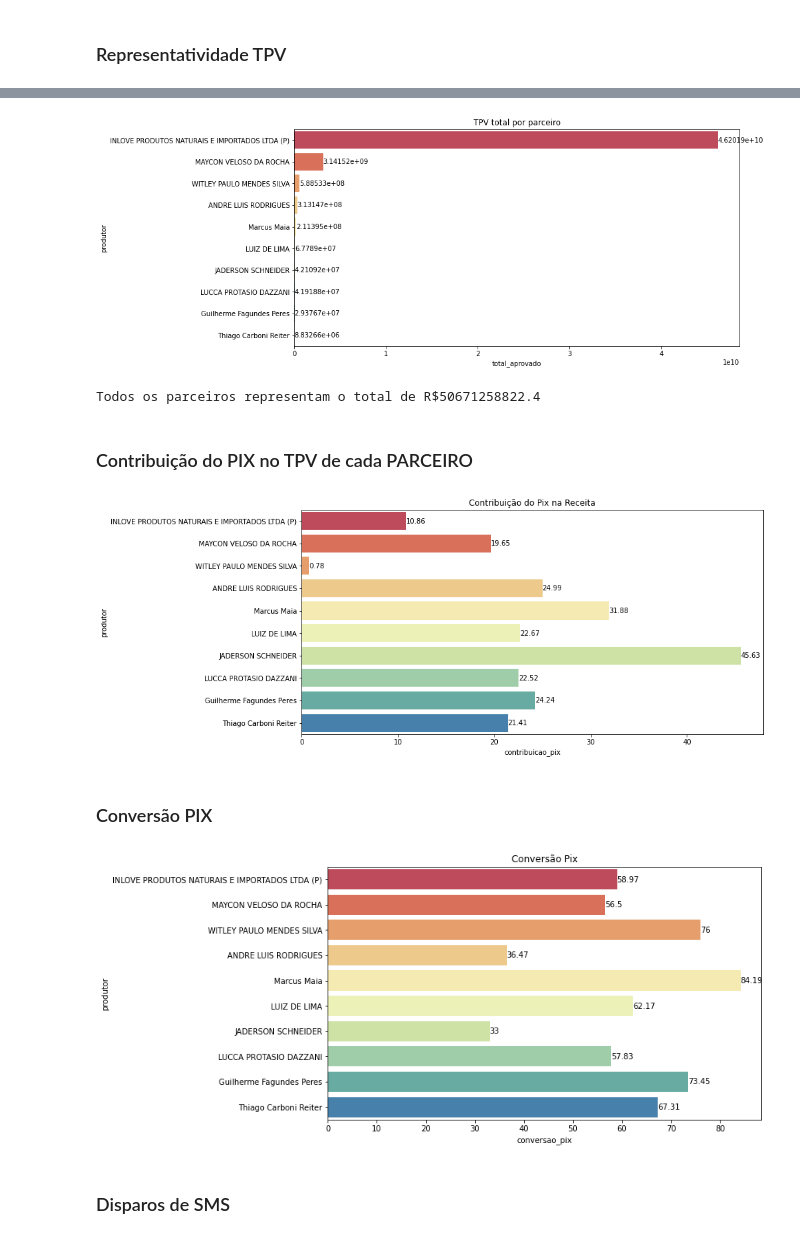
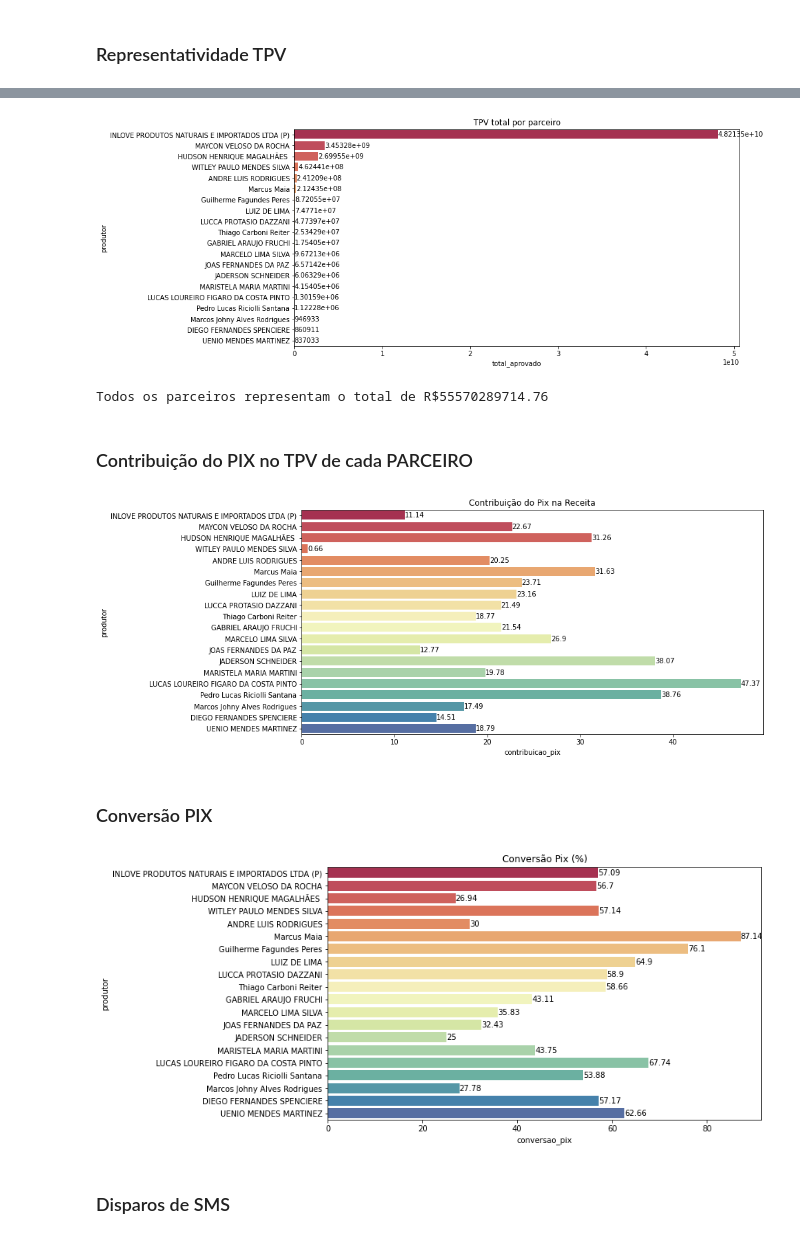
Before and after one commit to DigoRM/Analise-Funil-SMS, a Jupyter notebook: analise funil sms pix.ipynb, the cells around one changed output, grey strips where cells are left out. Cells and saved outputs as stored; diff of their text form; code cells hidden in the pictures.

```diff
--- a/analise funil sms pix.ipynb
+++ b/analise funil sms pix.ipynb
@@ -5,7 +5,7 @@ import pandas as pd
 import seaborn as sns
 import matplotlib.pyplot as plt
 # %%
-df=pd.read_csv("funil pix ultimo mes 1509-2022 a 1510-2022.csv")
+df=pd.read_csv("funil outubro.csv")
 df
 # %% [output]
 |  | produtor | empresa | site | squad | lojas_criadas | pedidos_aprovados | total_aprovado | total_parceiro | ... |
@@ -117,18 +122,18 @@ plt.figure(figsize=(12,6))
 plt.title("TPV total por parceiro")
 
 
-top10 = TPV_df.head(10)
+top10 = TPV_df.head(20)
 ax = sns.barplot(x=top10['total_aprovado'], y=top10['produtor'],palette='Spectral')
 
 for container in ax.containers:
     ax.bar_label(container)
 # %% [output]
-[figure, old version]
+[figure, new version]
 # %%
 TPV_total = TPV_df.total_aprovado.sum()
 print(f"Todos os parceiros representam o total de R${round(TPV_total,2)}")
 # %% [output]
-Todos os parceiros representam o total de R$50671258822.4
+Todos os parceiros representam o total de R$55570289714.76
 # %% [markdown]
 ### Contribuição do PIX no TPV de cada PARCEIRO
 # %%
@@ -138,27 +143,27 @@ plt.figure(figsize=(12,6))
 plt.title("Contribuição do Pix na Receita")
 
 
-top10 = TPV_df.head(10)
+top10 = TPV_df.head(20)
 ax = sns.barplot(x=top10['contribuicao_pix'], y=top10['produtor'],palette='Spectral')
 
 for container in ax.containers:
     ax.bar_label(container)
 # %% [output]
-[figure, old version]
+[figure, new version]
 # %% [markdown]
 ### Conversão PIX
 # %%
 plt.figure(figsize=(10,6))
-plt.title("Conversão Pix")
+plt.title("Conversão Pix (%)")
 
 
-top10 = TPV_df.head(10)
+top10 = TPV_df.head(20)
 ax = sns.barplot(x=top10['conversao_pix'], y=top10['produtor'],palette='Spectral')
 
 for container in ax.containers:
     ax.bar_label(container)
 # %% [output]
-[figure, old version]
+[figure, new version]
 # %% [markdown]
 ### Disparos de SMS
 # %%
```
Also changed, not shown: parts of 31 cells of this notebook, 2 other files.
